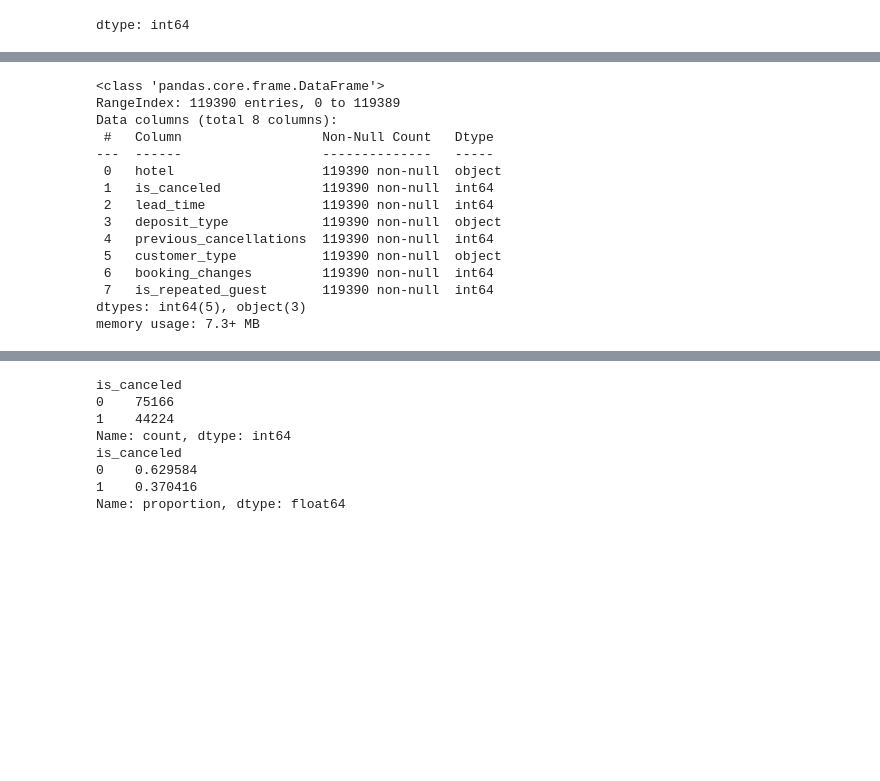
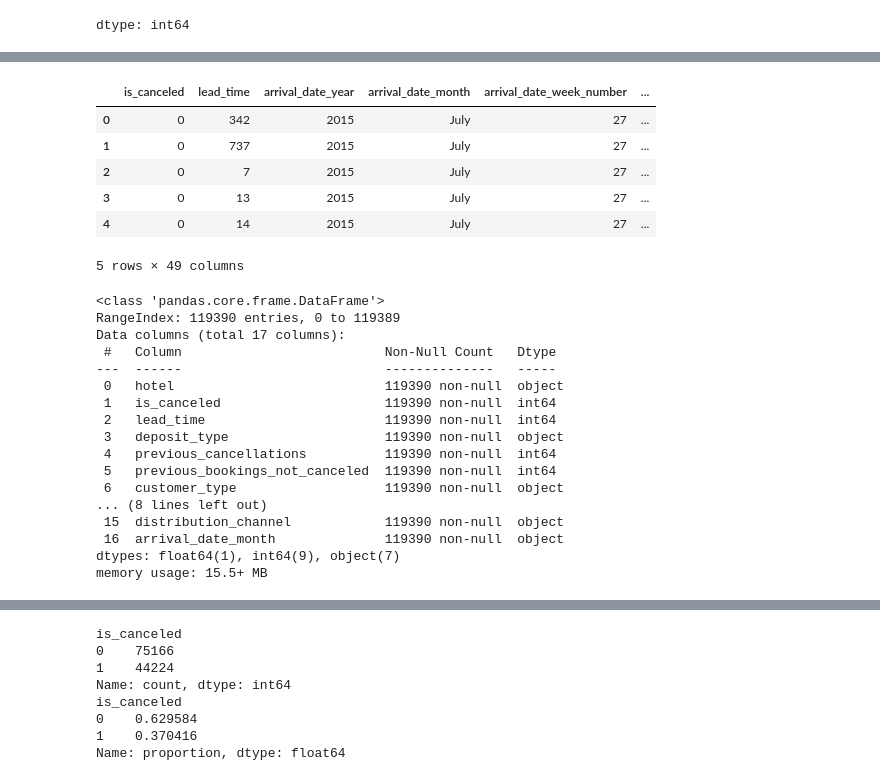
Before and after one commit to sylle321/Hotel_booking, a Jupyter notebook: BA305_Project.ipynb, the cells around one changed output, grey strips where cells are left out. Drawn from its saved outputs; the diff is of its cells as text; code cells hidden in the pictures; blank space fills up the shorter version.

```diff
--- a/BA305_Project.ipynb
+++ b/BA305_Project.ipynb
@@ -49,3 +76,16 @@ dtype: int64
+# %%
+# Create dummy variable for 'hotel' by removing spaces
+df['hotel'] = df['hotel'].str.replace(' ', '_')
+
+df_encoded.head()
+# %% [output]
+|  | is_canceled | lead_time | arrival_date_year | arrival_date_month | arrival_date_week_number | ... |
+| 0 | 0 | 342 | 2015 | July | 27 | ... |
+| 1 | 0 | 737 | 2015 | July | 27 | ... |
+| 2 | 0 | 7 | 2015 | July | 27 | ... |
+| 3 | 0 | 13 | 2015 | July | 27 | ... |
+| 4 | 0 | 14 | 2015 | July | 27 | ... |
+5 rows × 49 columns
 # %%
 # Selecting the columns of interest for analysis
 # Making sure unrelated columns are not included in the analysis.
@@ -55,9 +95,18 @@ cols = [
     "lead_time",
     "deposit_type",
     "previous_cancellations",
+    "previous_bookings_not_canceled",
     "customer_type",
     "booking_changes",
-    "is_repeated_guest"
+    "is_repeated_guest",
+    "market_segment",
+    "total_of_special_requests",
+    "stays_in_weekend_nights",
+    "stays_in_week_nights",
+    "reserved_room_type",
+    "adr",
+    "distribution_channel",
+    "arrival_date_month"
 ]
 
 hotel_selected = df[cols]
@@ -66,19 +115,21 @@ hotel_selected.info()
 # %% [output]
 <class 'pandas.core.frame.DataFrame'>
 RangeIndex: 119390 entries, 0 to 119389
-Data columns (total 8 columns):
- #   Column                  Non-Null Count   Dtype
----  ------                  --------------   -----
- 0   hotel                   119390 non-null  object
- 1   is_canceled             119390 non-null  int64
- 2   lead_time               119390 non-null  int64
- 3   deposit_type            119390 non-null  object
- 4   previous_cancellations  119390 non-null  int64
- 5   customer_type           119390 non-null  object
- 6   booking_changes         119390 non-null  int64
- 7   is_repeated_guest       119390 non-null  int64
-dtypes: int64(5), object(3)
-memory usage: 7.3+ MB
+Data columns (total 17 columns):
+ #   Column                          Non-Null Count   Dtype
+---  ------                          --------------   -----
+ 0   hotel                           119390 non-null  object
+ 1   is_canceled                     119390 non-null  int64
+ 2   lead_time                       119390 non-null  int64
+ 3   deposit_type                    119390 non-null  object
+ 4   previous_cancellations          119390 non-null  int64
+ 5   previous_bookings_not_canceled  119390 non-null  int64
+ 6   customer_type                   119390 non-null  object
+... (8 lines left out)
+ 15  distribution_channel            119390 non-null  object
+ 16  arrival_date_month              119390 non-null  object
+dtypes: float64(1), int64(9), object(7)
+memory usage: 15.5+ MB
 # %%
 #Cleaning the data by removing rows with any missing values and resetting the index.
 hotel_clean = hotel_selected.dropna(how="any") #Removes rows with any missing values.
```
Also changed, not shown: parts of 4 cells of this notebook.
